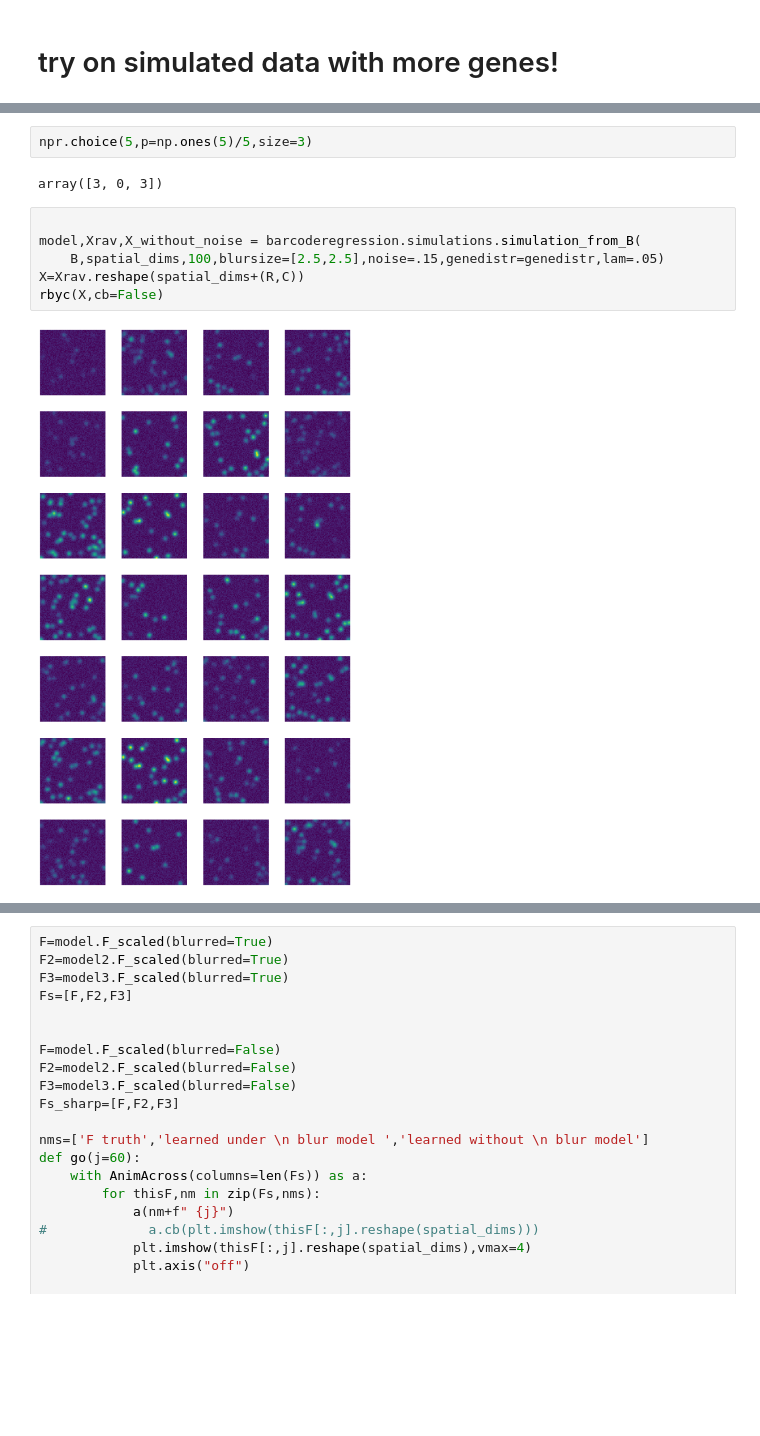
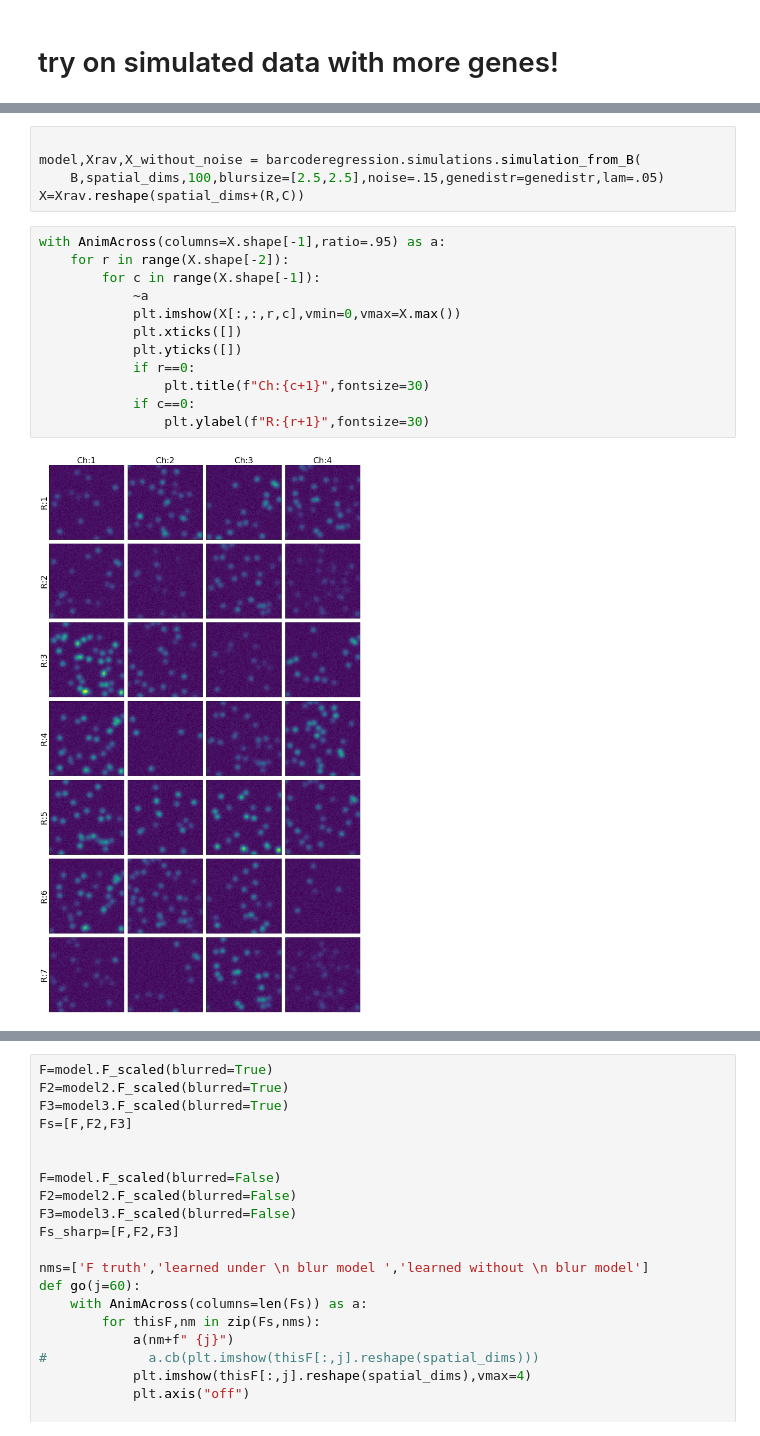
Before and after one commit to jacksonloper/barcoderegression, a Jupyter notebook: example.ipynb, the cells around one changed output, grey strips where cells are left out. Drawn from its saved outputs; the diff is of its cells as text; blank space fills up the shorter version.

```diff
--- a/example.ipynb
+++ b/example.ipynb
@@ -177,17 +181,24 @@ with open("example.pkl",'rb') as f:
 with open('/home/jovyan/work/Documents/research/data/barseq/genedistr.pkl','rb') as f:
     genedistr=pickle.load(f)
-# %%
-npr.choice(5,p=np.ones(5)/5,size=3)
-# %% [output]
-array([3, 0, 3])
 # %%
 
 model,Xrav,X_without_noise = barcoderegression.simulations.simulation_from_B(
     B,spatial_dims,100,blursize=[2.5,2.5],noise=.15,genedistr=genedistr,lam=.05)
 X=Xrav.reshape(spatial_dims+(R,C))
-rbyc(X,cb=False)
-# %% [output]
-[figure, removed]
+# %%
+with AnimAcross(columns=X.shape[-1],ratio=.95) as a:
+    for r in range(X.shape[-2]):
+        for c in range(X.shape[-1]):
+            ~a
+            plt.imshow(X[:,:,r,c],vmin=0,vmax=X.max())
+            plt.xticks([])
+            plt.yticks([])
+            if r==0:
+                plt.title(f"Ch:{c+1}",fontsize=30)
+            if c==0:
+                plt.ylabel(f"R:{r+1}",fontsize=30)
+# %% [output]
+[figure, added]
 # %%
 model2=barcoderegression.parameters.Model(
     model.B,
```
Also changed, not shown: parts of 8 cells of this notebook, 1 other file.
